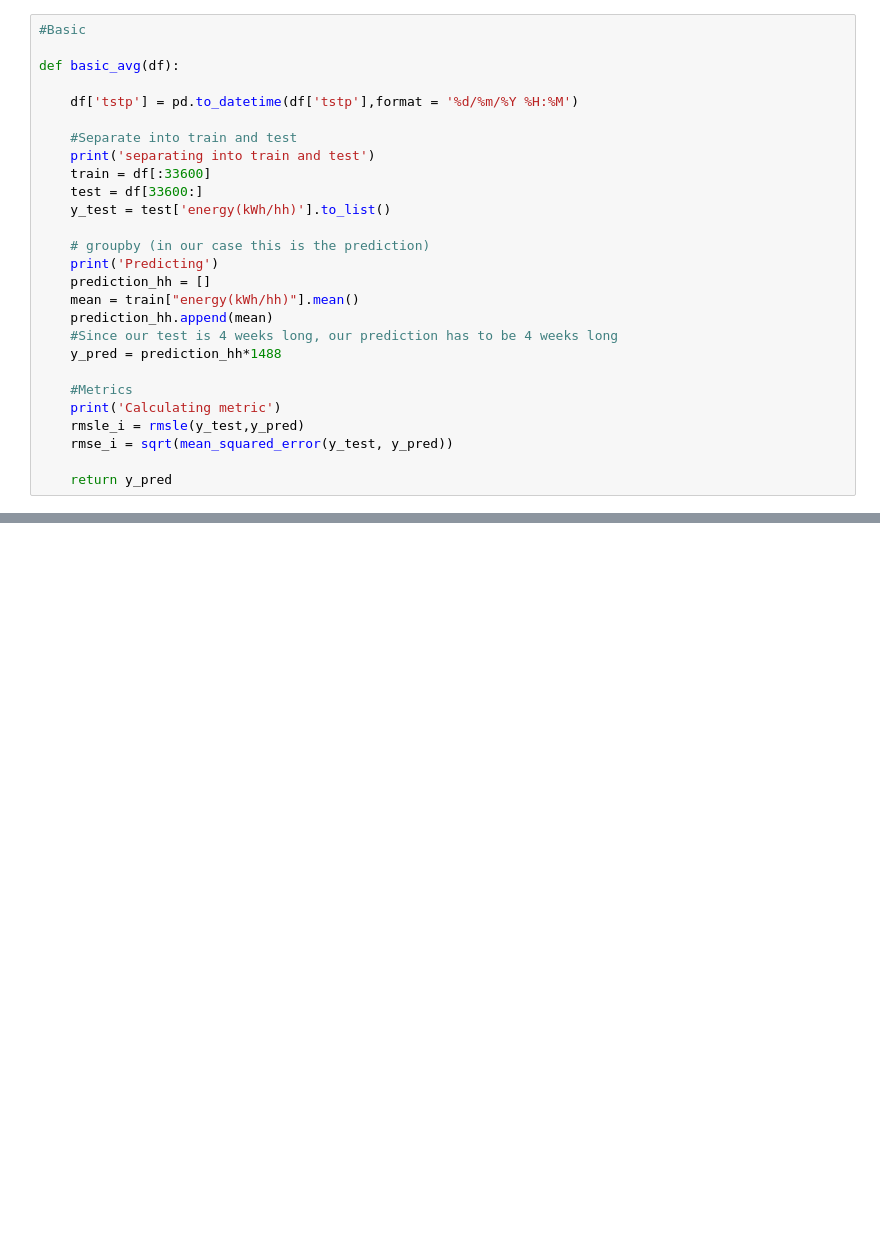
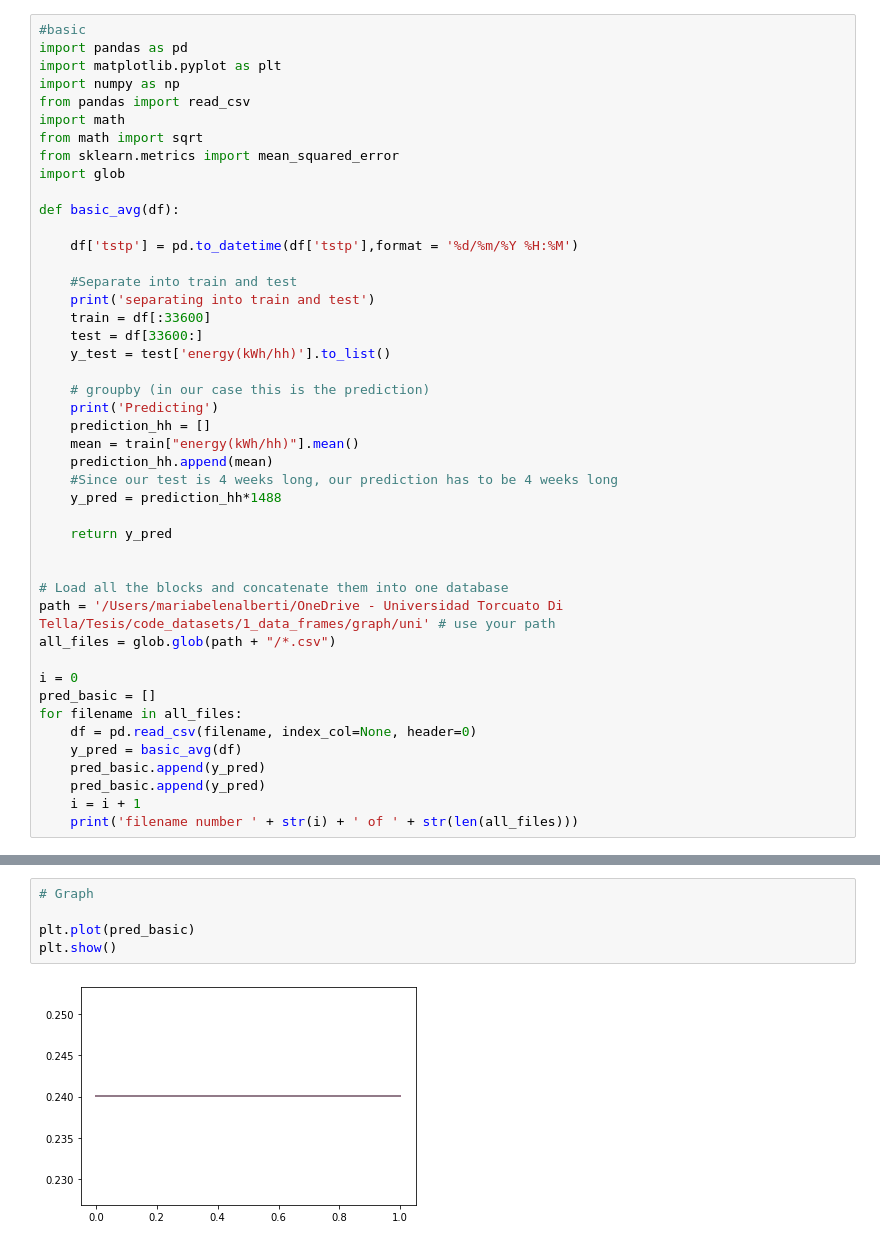
Before and after one commit to belenalberti/Smart_Meters_Demand_Forecasting, a Jupyter notebook: 0_analysis/real_vs_predict.ipynb, the cells around one changed output, grey strips where cells are left out. Saved outputs shown, nothing was run; the diff lists cells and outputs as text; blank space fills up the shorter version.

```diff
--- a/0_analysis/real_vs_predict.ipynb
+++ b/0_analysis/real_vs_predict.ipynb
@@ -24,5 +1,13 @@ from statsmodels.tsa.arima_model import ARIMA
 # %%
-#Basic
+#basic
+import pandas as pd
+import matplotlib.pyplot as plt
+import numpy as np
+from pandas import read_csv
+import math
+from math import sqrt
+from sklearn.metrics import mean_squared_error
+import glob
 
 def basic_avg(df):
 
@@ -42,9 +27,19 @@ def basic_avg(df):
     #Since our test is 4 weeks long, our prediction has to be 4 weeks long
     y_pred = prediction_hh*1488
 
-    #Metrics
-    print('Calculating metric')
-    rmsle_i = rmsle(y_test,y_pred)
-    rmse_i = sqrt(mean_squared_error(y_test, y_pred))
+    return y_pred
 
-    return y_pred
+
+# Load all the blocks and concatenate them into one database
+path = '/Users/mariabelenalberti/OneDrive - Universidad Torcuato Di Tella/Tesis/code_datasets/1_data_frames/graph/uni' # use your path
+all_files = glob.glob(path + "/*.csv")
+
+i = 0
+pred_basic = []
+for filename in all_files:
+    df = pd.read_csv(filename, index_col=None, header=0)
+    y_pred = basic_avg(df)
+    pred_basic.append(y_pred)
+    pred_basic.append(y_pred)
+    i = i + 1
+    print('filename number ' + str(i) + ' of ' + str(len(all_files)))
@@ -185 +468,8 @@ def lstm_univariate_loop(dataset):
+# %%
+# Graph
+
+plt.plot(pred_basic)
+plt.show()
+# %% [output]
+[figure, added]
 # %%
```
Also changed, not shown: parts of 10 cells of this notebook, 1 other file.
